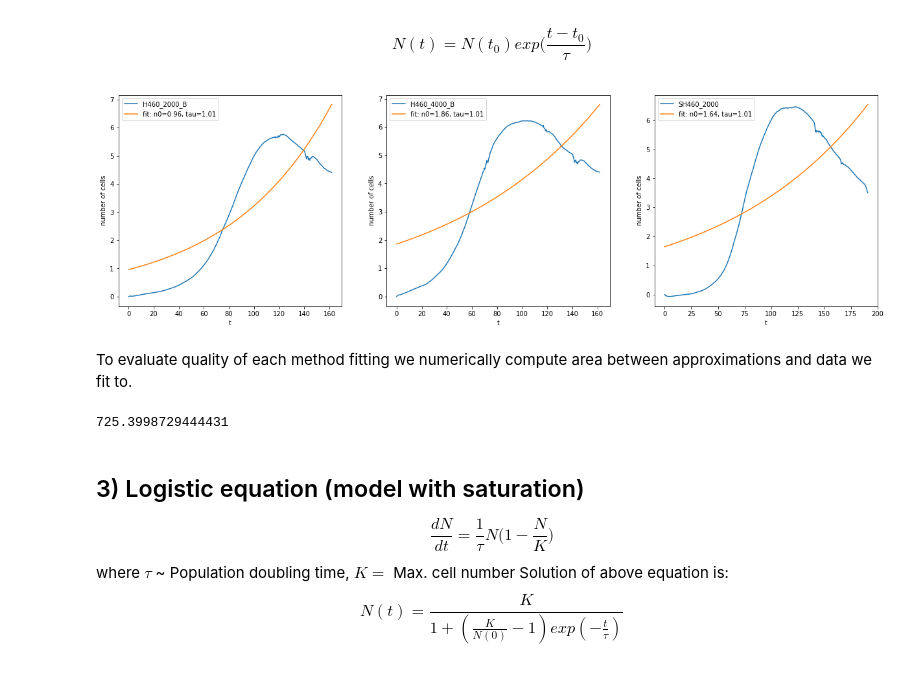
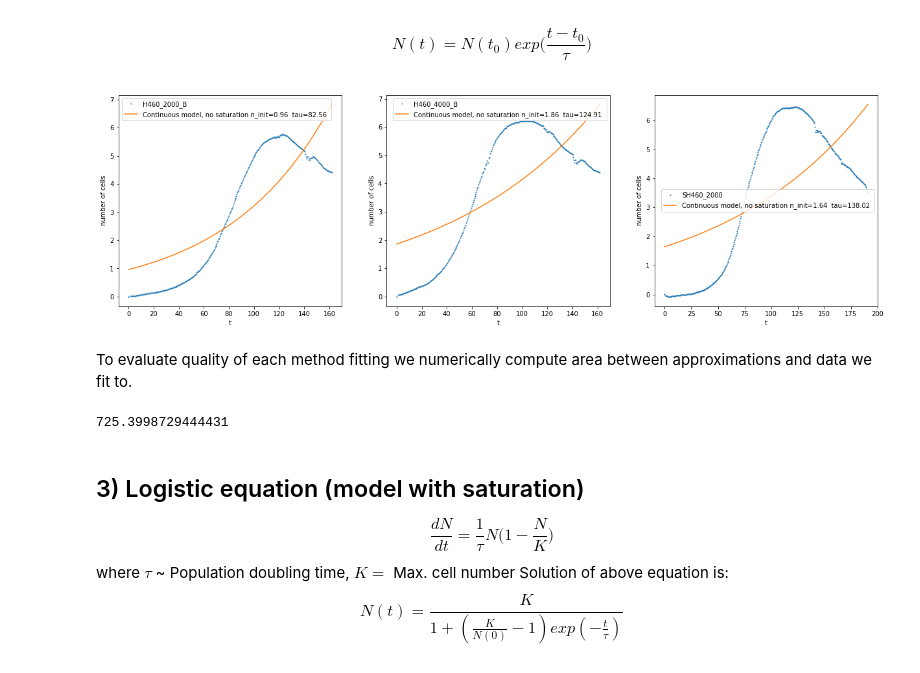
Before and after one commit to CalmScout/mathematical_oncology_course, a Jupyter notebook: practica_01/practica_01.ipynb, the cells around one changed output. Saved outputs shown, nothing was run; the diff lists cells and outputs as text; code cells hidden in the pictures.

```diff
--- a/practica_01/practica_01.ipynb
+++ b/practica_01/practica_01.ipynb
@@ -147,7 +200,7 @@ $$N(t_0) = N_0$$
 # %% [markdown]
 $$N(t) = {N(t_0)}exp\Big(\frac{t - t_0}{\tau}\Big)$$
 # %%
-def model_2(t, n0, tau):
-    """Model #2 formula"""
+def model_2(t, n_init, tau):
+    """Continuous model, no saturation"""
     t0 = 0
-    return n0 * np.exp((t - t0) / tau)
+    return n_init * np.exp((t - t0) / tau)
@@ -158,26 +207,6 @@ popt_2_3, pcov_2_3 = curve_fit(model_2, d_time_2, d_val_2, bounds=(0, [100, 1000
-# %%
-plt.rcParams["figure.figsize"] = (21,6)
-plt.subplot(1, 3, 1)
-plt.plot(d_time_1, d_val_1_2000, label='H460_2000_B');
-plt.plot(d_time_1, model_2(d_time_1, *popt_2_1), label='fit: n0={:.2f}, tau={:.2f}'.format(popt_1_1[0], popt_1_1[1]))
-plt.xlabel('t')
-plt.ylabel('number of cells')
-plt.legend();
-
-plt.subplot(1, 3, 2)
-plt.plot(d_time_1, d_val_1_4000, label='H460_4000_B');
-plt.plot(d_time_1, model_2(d_time_1, *popt_2_2), label='fit: n0={:.2f}, tau={:.2f}'.format(popt_1_2[0], popt_1_2[1]))
-plt.xlabel('t')
-plt.ylabel('number of cells')
-plt.legend();
-
-plt.subplot(1, 3, 3)
-plt.plot(d_time_2, d_val_2, label='SH460_2000')
-plt.plot(d_time_2, model_2(d_time_2, *popt_2_3), label='fit: n0={:.2f}, tau={:.2f}'.format(popt_1_3[0], popt_1_3[1]))
-plt.xlabel('t')
-plt.ylabel('number of cells')
-plt.legend();
-# %% [output]
-[figure, removed]
+# %%
+popt_list_2 = fit_and_plot_collection(data, model_2, bounds=(0, [100, 1000]))
+# %% [output]
+[figure, added]
 # %% [markdown]
 To evaluate quality of each method fitting we numerically compute area between approximations and data we fit to.
@@ -188,8 +213,7 @@ error_2_3 = np.abs(model_2(d_time_2, *popt_2_3) - d_val_2)
-# %%
-error_2 = integrate_numerically(d_time_1, error_2_1) + integrate_numerically(d_time_1, error_2_2) + integrate_numerically(d_time_2, error_2_3)
-print(error_2)
-# %% [output]
-725.3998729444431
+# %%
+print(compute_model_error(data, model_2, popt_list_2))
+# %% [output]
+725.3998729444431
 # %% [markdown]
 ## 3) Logistic equation (model with saturation)
 
```
Also changed, not shown: parts of 41 cells of this notebook.
